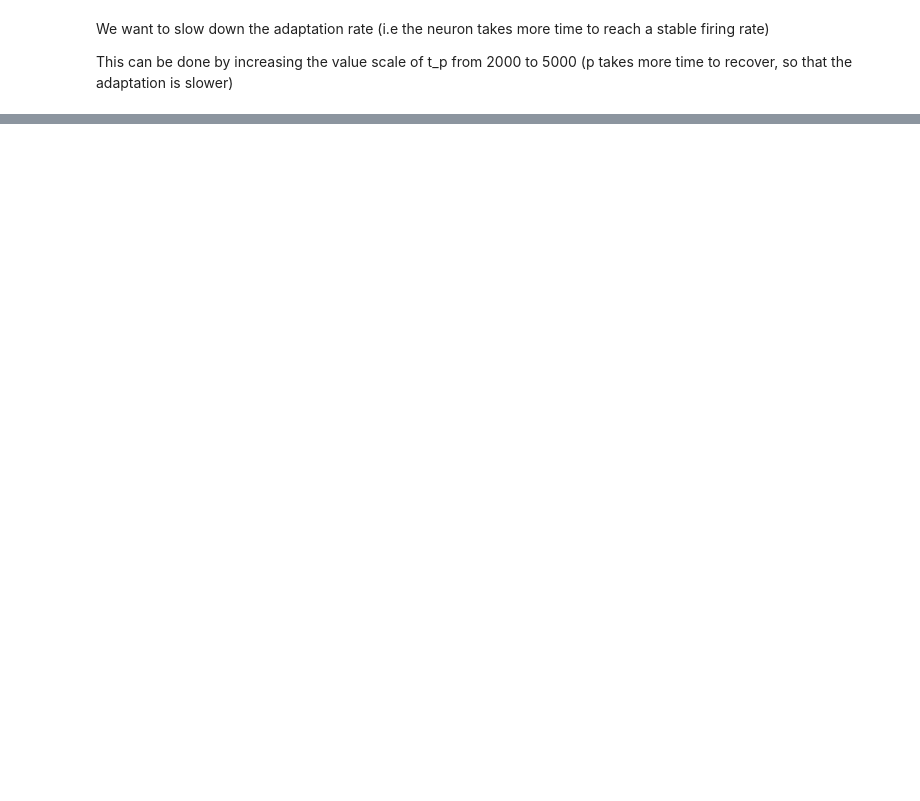
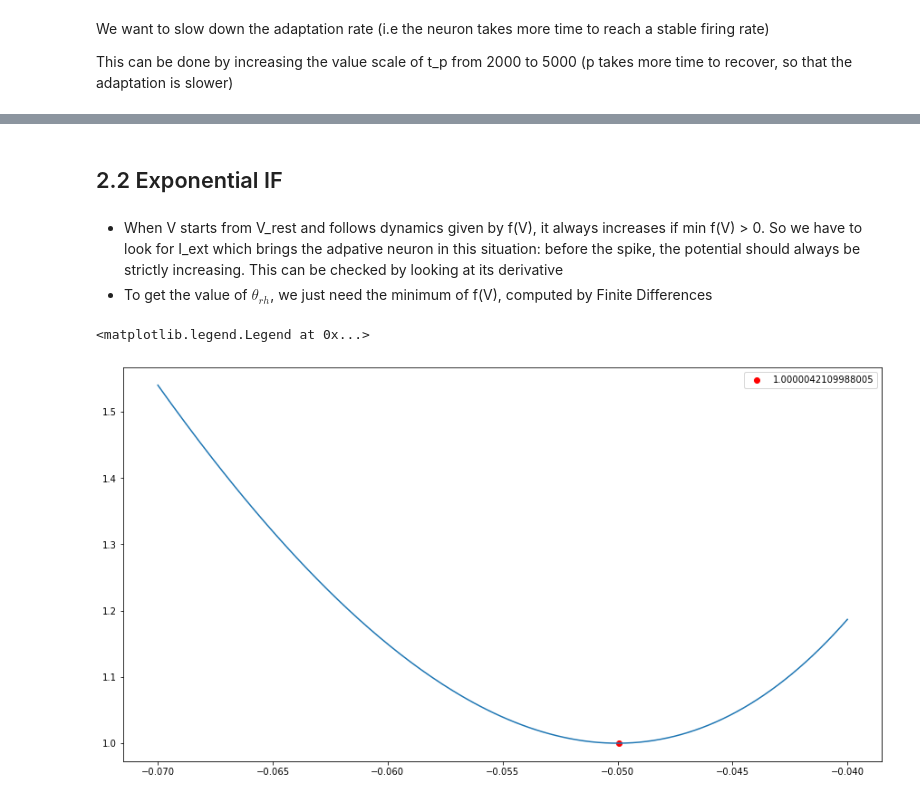
Before and after one commit to Thomas-debug-creator/SingleNeuron-HH2AdEx, a Jupyter notebook: first_notebook.ipynb, the cells around one changed output, grey strips where cells are left out. Saved outputs shown, nothing was run; the diff lists cells and outputs as text; code cells hidden in the pictures; blank space fills up the shorter version.

```diff
--- a/first_notebook.ipynb
+++ b/first_notebook.ipynb
@@ -558,0 +667,25 @@ firing_rate = extract_spike_timings(state_monitor_low_firing)
+# %% [markdown]
+## 2.2 Exponential IF
+# %% [markdown]
+- When V starts from V_rest and follows dynamics given by f(V), it always increases if min f(V) > 0. So we have to look for I_ext which brings the adpative neuron in this situation: before the spike, the potential should always be strictly increasing. This can be checked by looking at its derivative
+- To get the value of $\theta_{rh}$, we just need the minimum of f(V), computed by Finite Differences
+# %%
+def f(V, delta_T, theta_rh, I_ext):
+    gl = 0.1 * b2.msiemens
+    El = -70 * b2.mV
+
+    return -gl * (V - El) + gl * delta_T * np.exp((V - theta_rh) / delta_T) + I_ext
+
+V = np.linspace(-70,-40,200) * b2.mV
+
+I_ext = 0 * b2.uA
+f_V = f(V, 30 * b2.mV, -50 * b2.mV, I_ext)
+
+idx = np.argmin(f_V)
+
+plt.plot(V, f_V * 10**6)
+plt.scatter(V[idx], f_V[idx] * 10**6, color = 'r', label = f'{f_V[idx] * 10**6}')
+plt.legend()
+# %% [output]
+<matplotlib.legend.Legend at 0x...>
+[figure, added]
```
Also changed, not shown: parts of 17 cells of this notebook.
